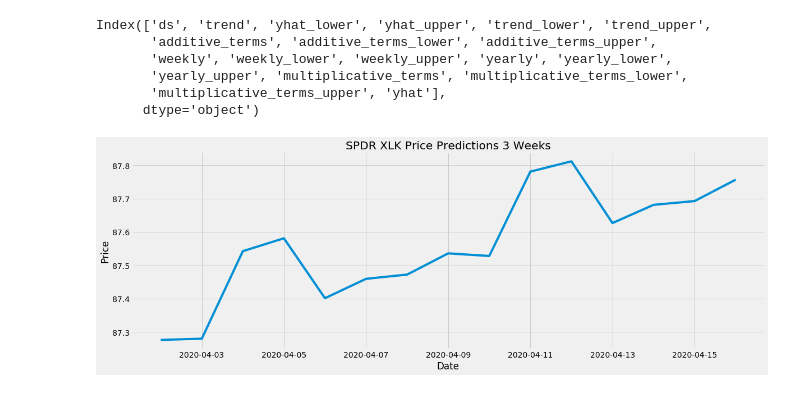
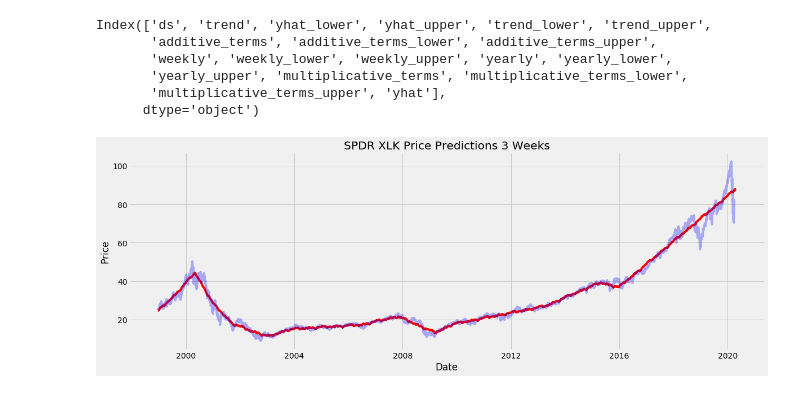
Before and after one commit to yuchild/yahoo_fin_ex1, a Jupyter notebook: yahoo_fin_ex1.ipynb, the cells around one changed output. Drawn from its saved outputs; the diff is of its cells as text; code cells hidden in the pictures.

```diff
--- a/yahoo_fin_ex1.ipynb
+++ b/yahoo_fin_ex1.ipynb
@@ -88,11 +88,17 @@ Index(['ds', 'trend', 'yhat_lower', 'yhat_upper', 'trend_lower', 'trend_upper',
       dtype='object')
 # %%
 plt.figure(figsize=(18,6))
-plt.plot(xlk_forecast.ds[-15:]
-         , xlk_forecast.yhat[-15:]
+plt.plot(xlk_forecast.ds
+         , xlk_forecast.yhat
+         , 'r-'
+        )
+plt.plot(xlk_df.ds
+         , xlk_df.y
+         , 'b-'
+         , alpha=0.3
         )
 plt.xlabel('Date')
 plt.ylabel('Price')
 plt.title('SPDR XLK Price Predictions 3 Weeks');
 # %% [output]
-[figure, old version]
+[figure, new version]
```
